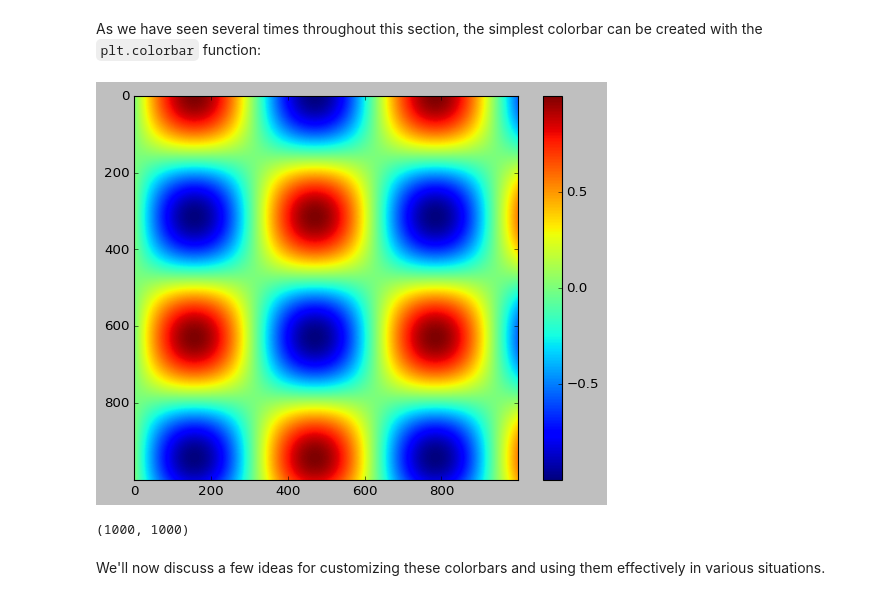
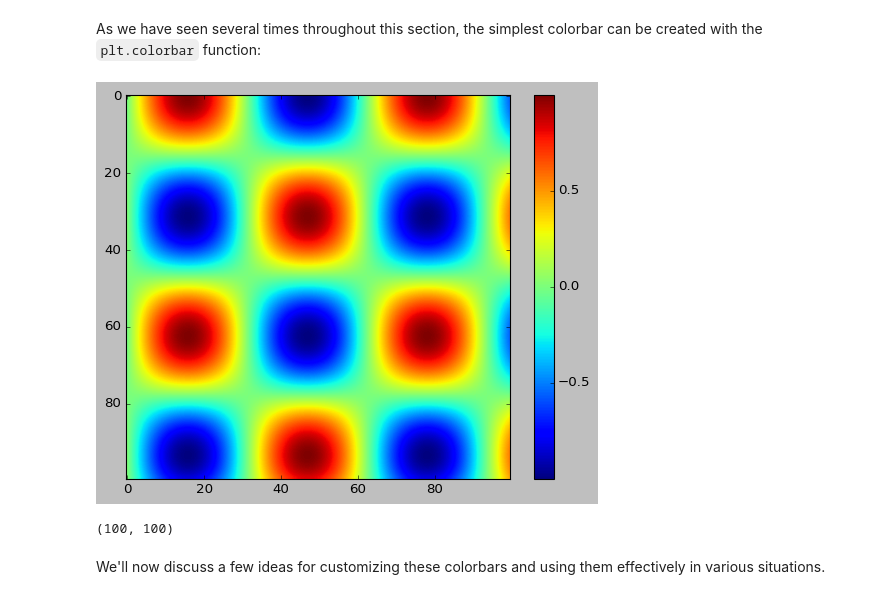
Before and after one commit to cncn0069/DataScience, a Jupyter notebook: notebooks/04.07-Customizing-Colorbars.ipynb, the cells around one changed output. Drawn from its saved outputs; the diff is of its cells as text; code cells hidden in the pictures.

```diff
--- a/notebooks/04.07-Customizing-Colorbars.ipynb
+++ b/notebooks/04.07-Customizing-Colorbars.ipynb
@@ -30,17 +30,17 @@ import numpy as np
 # %% [markdown]
 As we have seen several times throughout this section, the simplest colorbar can be created with the ``plt.colorbar`` function:
 # %%
-x = np.linspace(0, 10, 1000)
+x = np.linspace(0, 10, 100)
 I = np.sin(x) * np.cos(x[:, np.newaxis])
 
 plt.imshow(I)
 plt.colorbar();# 색상 막대
 # %% [output]
-[figure, old version]
+[figure, new version]
 # %%
 I.shape
 # %% [output]
-(1000, 1000)
+(100, 100)
 # %% [markdown]
 We'll now discuss a few ideas for customizing these colorbars and using them effectively in various situations.
 # %% [markdown]
```
Also changed, not shown: parts of 10 cells of this notebook, 2 other files.
